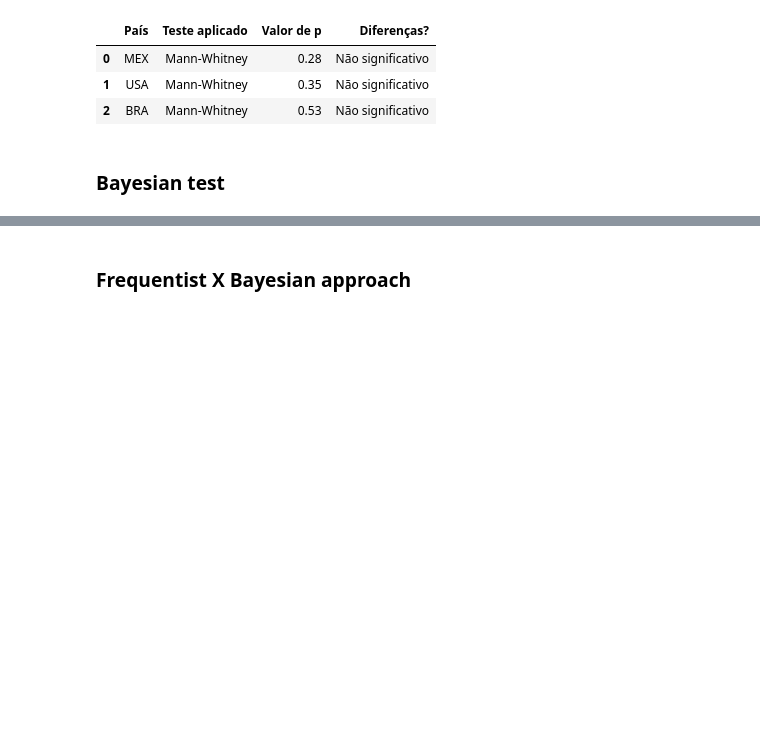
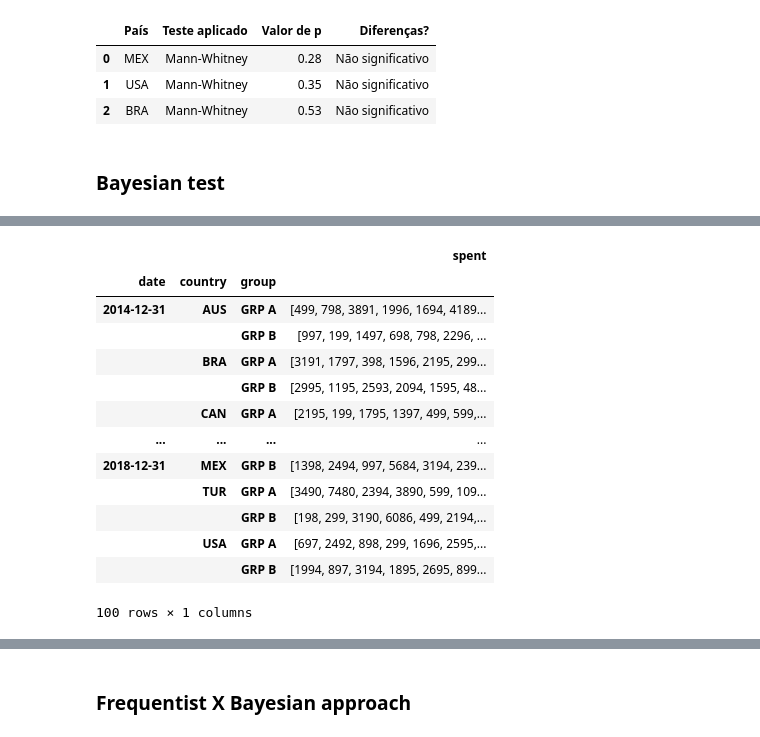
Before and after one commit to GustavoHBDuarte/AB_testing, a Jupyter notebook: A_B_testing.ipynb, the cells around one changed output, grey strips where cells are left out. Cells and saved outputs as stored; diff of their text form; code cells hidden in the pictures; blank space fills up the shorter version.

```diff
--- a/A_B_testing.ipynb
+++ b/A_B_testing.ipynb
@@ -544,0 +580,24 @@ df_results
+# %%
+# Criando o dataframe agrupado por ano, país e grupo
+## apendando os elementos ao longo do tempo
+
+# as operações necessárias para o alimentar os parâmetros de teste bayesiano serão efetuados nesse dataframe
+
+df_grouped = df[['country','spent','date','group']].groupby([pd.Grouper(key='date', freq='Y'),'country','group']).agg(list).groupby(level=[1,2]).apply(lambda x: x.cumsum())
+
+df_grouped
+# %% [output]
+|  |  |  | spent |
+| date | country | group |  |
+| 2014-12-31 | AUS | GRP A | [499, 798, 3891, 1996, 1694, 4189... |
+|  |  | GRP B | [997, 199, 1497, 698, 798, 2296, ... |
+|  | BRA | GRP A | [3191, 1797, 398, 1596, 2195, 299... |
+|  |  | GRP B | [2995, 1195, 2593, 2094, 1595, 48... |
+|  | CAN | GRP A | [2195, 199, 1795, 1397, 499, 599,... |
+| ... | ... | ... | ... |
+| 2018-12-31 | MEX | GRP B | [1398, 2494, 997, 5684, 3194, 239... |
+|  | TUR | GRP A | [3490, 7480, 2394, 3890, 599, 109... |
+|  |  | GRP B | [198, 299, 3190, 6086, 499, 2194,... |
+|  | USA | GRP A | [697, 2492, 898, 299, 1696, 2595,... |
+|  |  | GRP B | [1994, 897, 3194, 1895, 2695, 899... |
+100 rows × 1 columns
```
Also changed, not shown: parts of 8 cells of this notebook.
